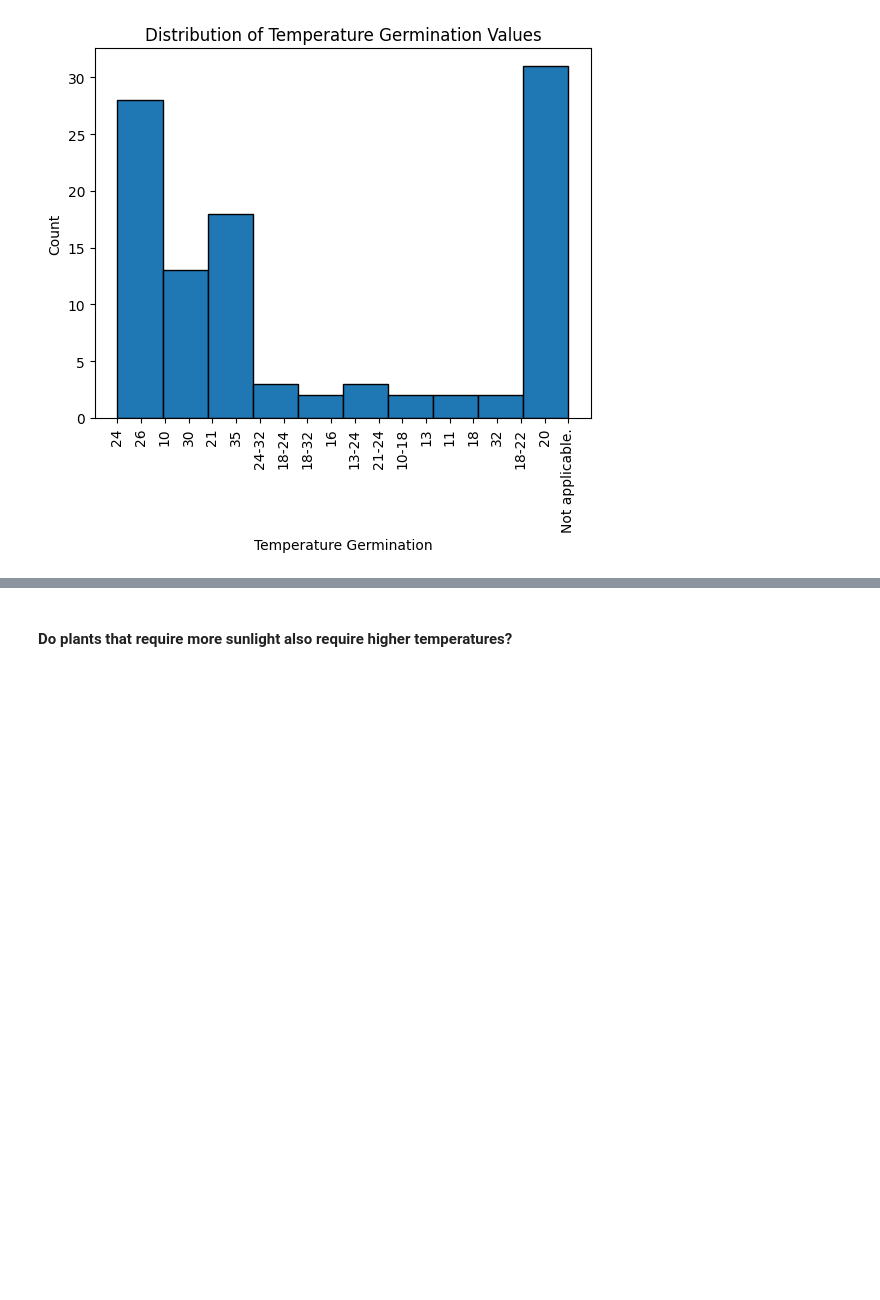
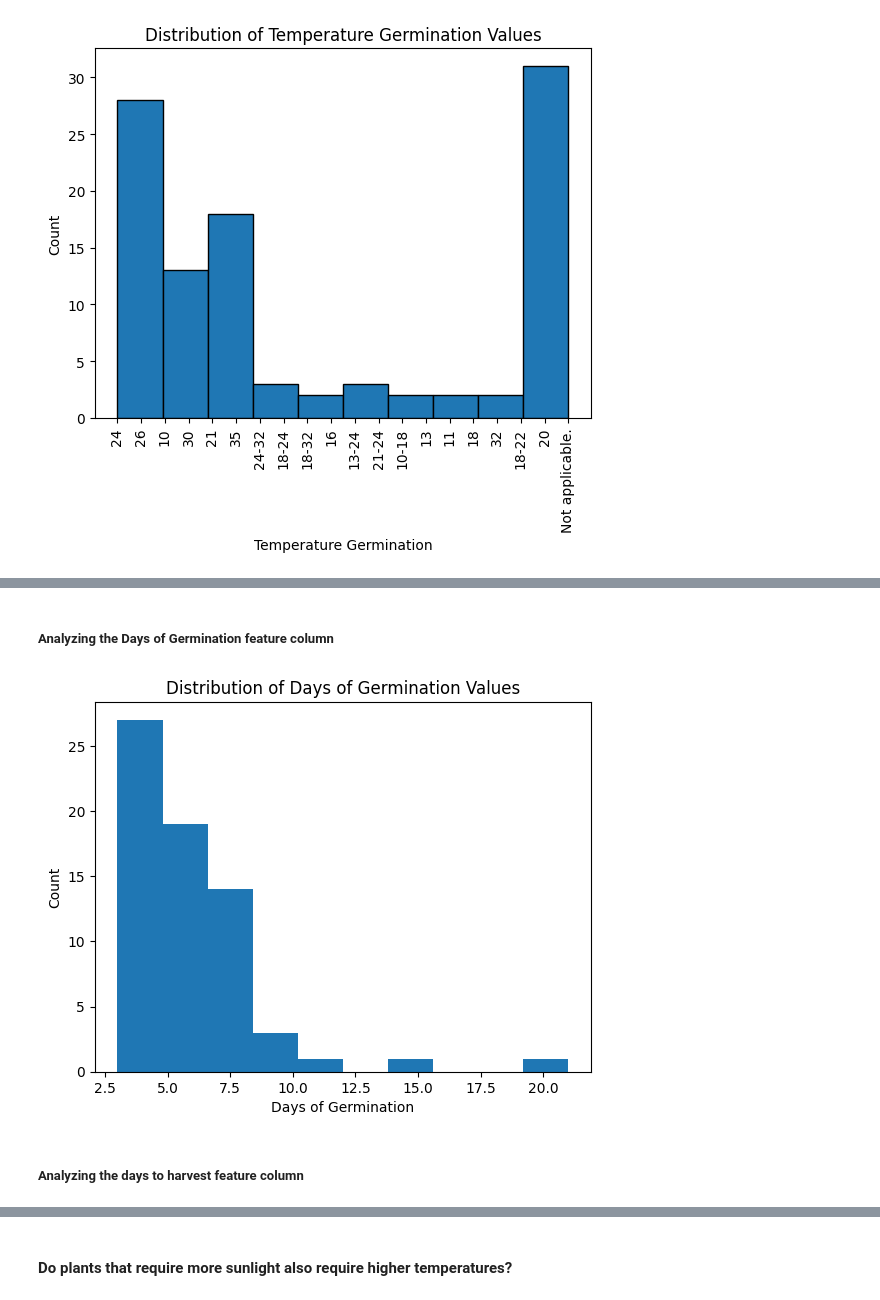
Before and after one commit to aaditbaldha2002/TidyTuesday_challenges, a Jupyter notebook: 2026/2026-02-03/eda.ipynb, the cells around one changed output, grey strips where cells are left out. Drawn from its saved outputs; the diff is of its cells as text; code cells hidden in the pictures; blank space fills up the shorter version.

Commit message:
analyzed the univariate feature column namely temp_germination, days_germination, days_harvest, energy

```diff
--- a/2026/2026-02-03/eda.ipynb
+++ b/2026/2026-02-03/eda.ipynb
@@ -390,0 +434,14 @@ plt.show()
+# %% [markdown]
+##### Analyzing the Days of Germination feature column
+# %%
+dataset['days_germination']=dataset['days_germination'].str.strip()
+dataset['days_germination']=pd.to_numeric(dataset['days_germination'], errors='coerce')
+plt.hist(dataset['days_germination'])
+plt.xlabel('Days of Germination')
+plt.ylabel('Count')
+plt.title('Distribution of Days of Germination Values')
+plt.show()
+# %% [output]
+[figure, added]
+# %% [markdown]
+##### Analyzing the days to harvest feature column
```
Also changed, not shown: parts of 8 cells of this notebook.
